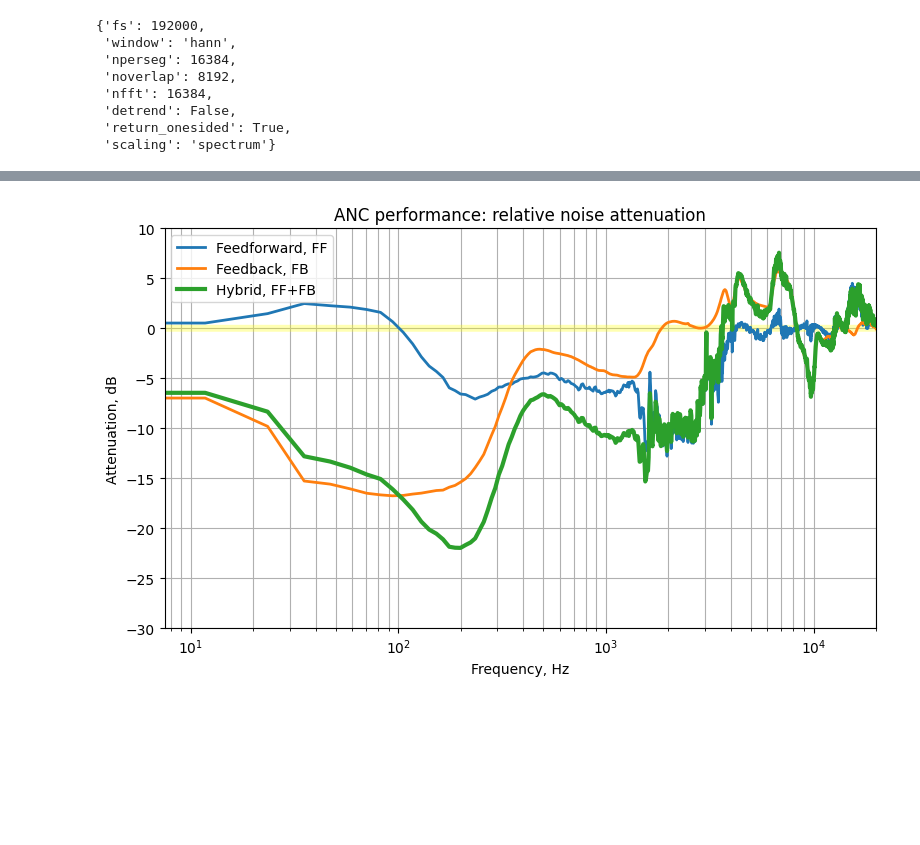
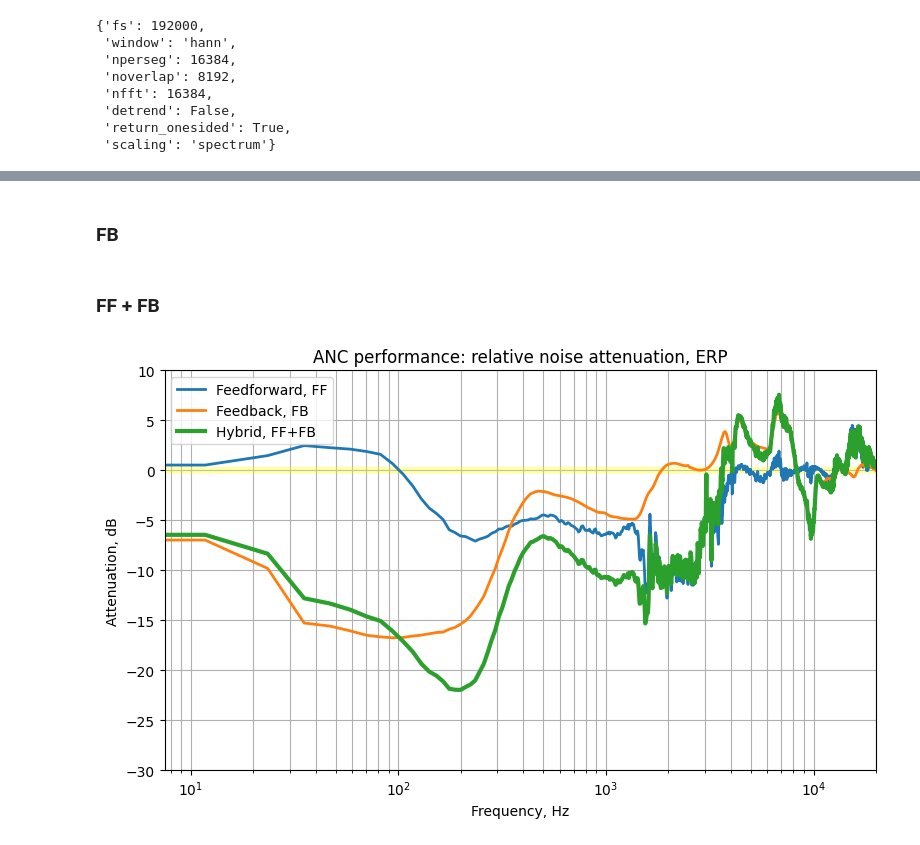
Before and after one commit to sholokhovalexey/active-noise-control, a Jupyter notebook: anc.ipynb, the cells around one changed output, grey strips where cells are left out. Saved outputs shown, nothing was run; the diff lists cells and outputs as text; code cells hidden in the pictures; blank space fills up the shorter version.

Commit message:
update anc simulation

```diff
--- a/anc.ipynb
+++ b/anc.ipynb
@@ -35,5 +37,5 @@ nfft = 2048
 path_ff = "results/ff.csv"
 path_fb = "results/fb.csv"
 
-ff_sos = load_sos(path_ff)
-fb_sos = load_sos(path_fb)
+FF_sos = load_sos(path_ff)
+FB_sos = load_sos(path_fb)
@@ -149,11 +98,13 @@ plt.title("Coherence limit");
 # %%
-# erp_ff = firfilt(SP, firfilt(FF, ref))
-erp_ff = firfilt(SP, xfilt(ff_sos, ref)[0])
+erp_ff = firfilt(SP, xfilt(FF_sos, ref)[0])
 
 f, att_ff = attenuation(erp_ff - erp, erp, **spectral_args)
+# %% [markdown]
+### FB
 # %%
-# erp_fb = anc_simulation(None, erp, None, FB, SP, verbose=True)
-erp_fb = anc_simulation(None, erp, None, fb_sos, SP, verbose=True)
+erp_fb = anc_simulation(None, erp, None, FB_sos, SP, verbose=True)
 
 f, att_fb = attenuation(erp_fb - erp, erp, **spectral_args)
+# %% [markdown]
+### FF + FB
 # %%
@@ -165,23 +115,21 @@ att_fffb = att_ff + att_fb # approximation at ERP
 # %%
 plt.figure(figsize=(8, 5));
-
-# plt.semilogx(f, coh_limit, color="darkmagenta", linewidth=0.5, label="coh limit");
 
 plt.semilogx(f, np.zeros_like(f), color="yellow", linewidth=5, alpha=0.3);
 
 plt.semilogx(f, att_ff, label="Feedforward, FF", linewidth=2);
 plt.semilogx(f, att_fb, label="Feedback, FB", linewidth=2);
 plt.semilogx(f, att_fffb, label="Hybrid, FF+FB", linewidth=3);
 
 plt.grid(which="both");
 plt.xlim(0, 20000);
 plt.ylim(-30, 10);
 plt.legend();
-plt.title("ANC performance: relative noise attenuation");
+plt.title("ANC performance: relative noise attenuation, ERP");
 plt.xlabel("Frequency, Hz");
 plt.ylabel("Attenuation, dB");
 
 plt.tight_layout();
 plt.savefig(f"attenuation.png", dpi=300); # move to /images
 # %% [output]
-[figure, old version]
+[figure, new version]
```
Also changed, not shown: parts of 19 cells of this notebook, 1 other file.
